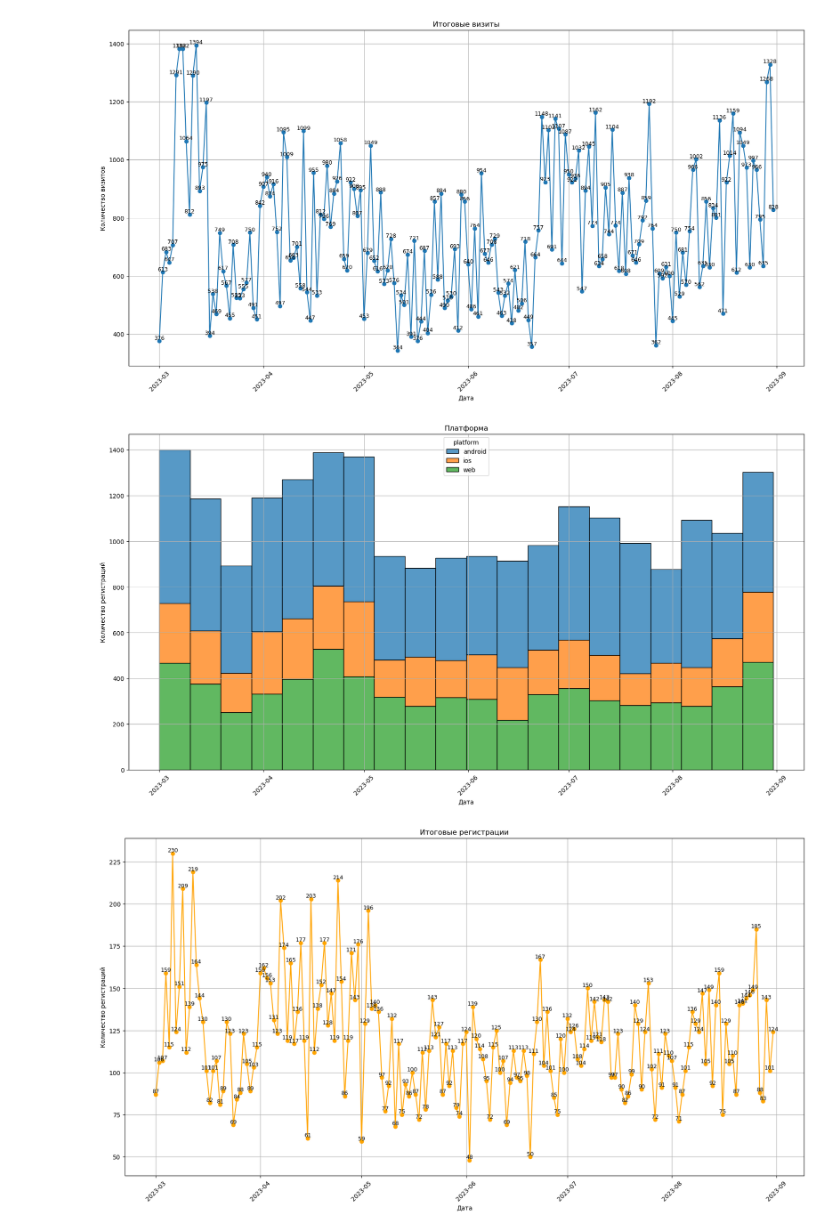
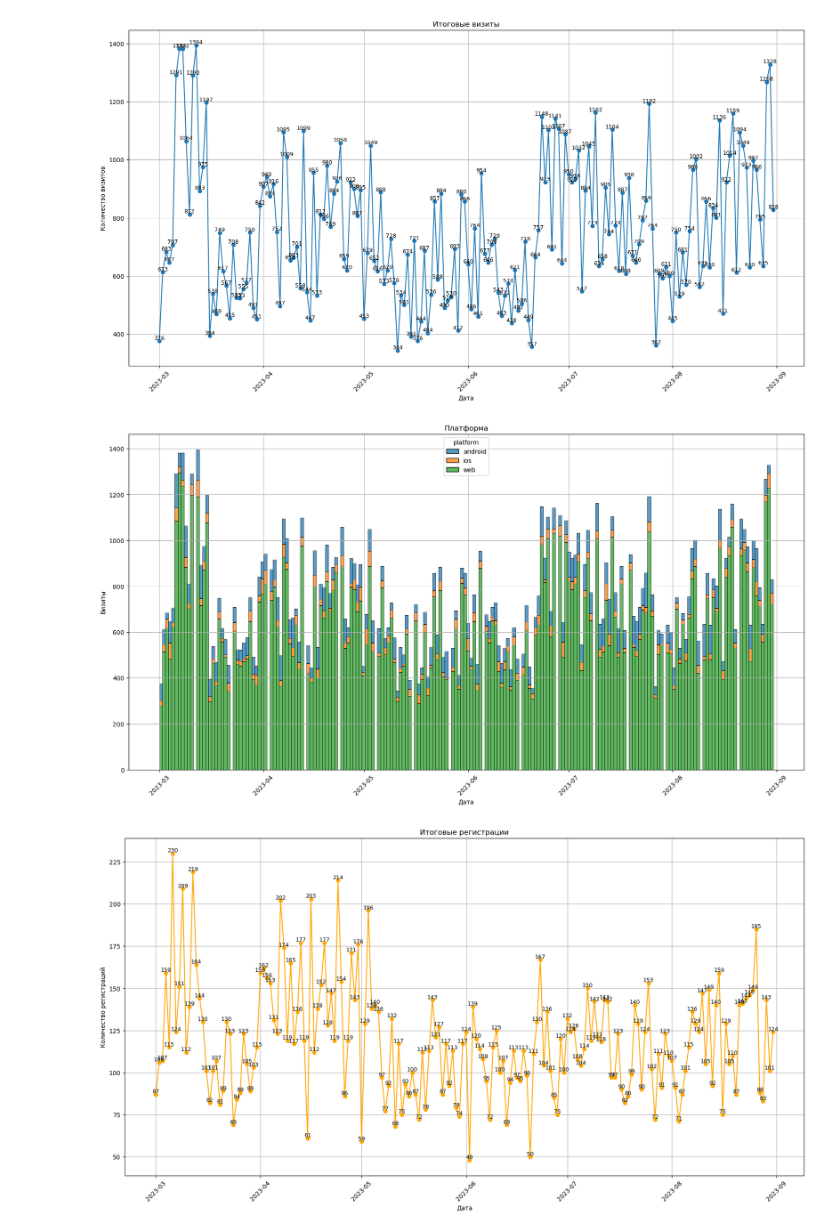
Before and after one commit to Aniiion/data-analytics-project-100, a Jupyter notebook: charts_project.ipynb, the cells around one changed output. Cells and saved outputs as stored; diff of their text form; code cells hidden in the pictures.

```diff
--- a/charts_project.ipynb
+++ b/charts_project.ipynb
@@ -223,17 +223,17 @@ plt.show()
 [figure]
 # %%
 #Итоговые визиты с разбивкой по платформам: web, android, ios
-fig, ax = plt.subplots(figsize=(20, 10))
-sns.histplot(x='date_group', weights='registrations', hue='platform', data=conversion_df, multiple='stack', bins=20)
+fig, ax = plt.subplots(figsize=(20,10))
+sns.histplot(x='date_group', weights='visits', hue = 'platform', data=conversion_df, multiple='stack', bins = 200)
 plt.xlabel('Дата')
-plt.ylabel('Количество регистраций')
+plt.ylabel('Визиты')
 plt.title('Платформа')
 plt.xticks(rotation=45)
 plt.grid()
 plt.savefig('./charts/chart2.png')
 plt.show()
 # %% [output]
-[figure, old version]
+[figure, new version]
 # %%
 #Итоговые регистрации
 plt.figure(figsize=(20, 10))
```
Also changed, not shown: 1 other file.
